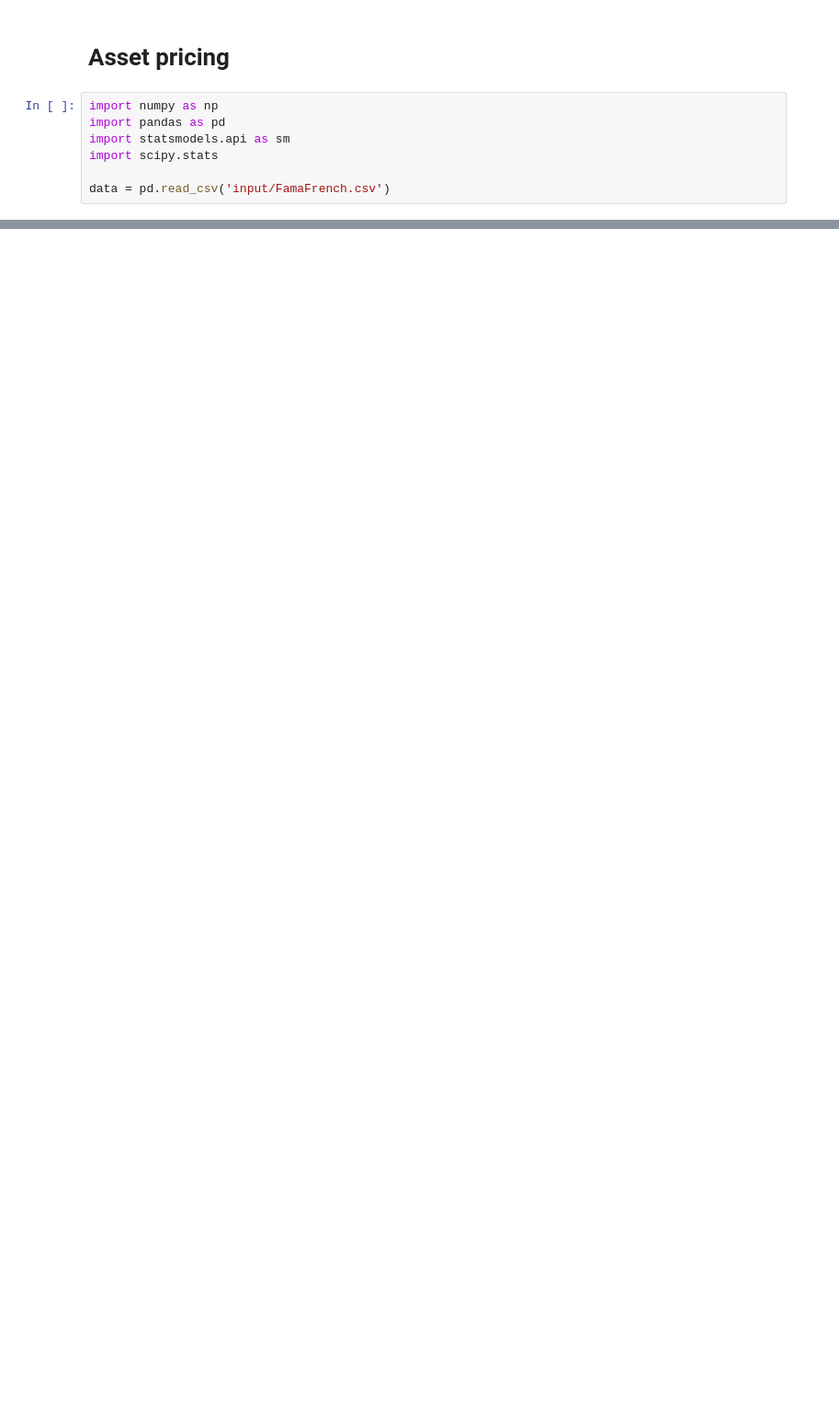
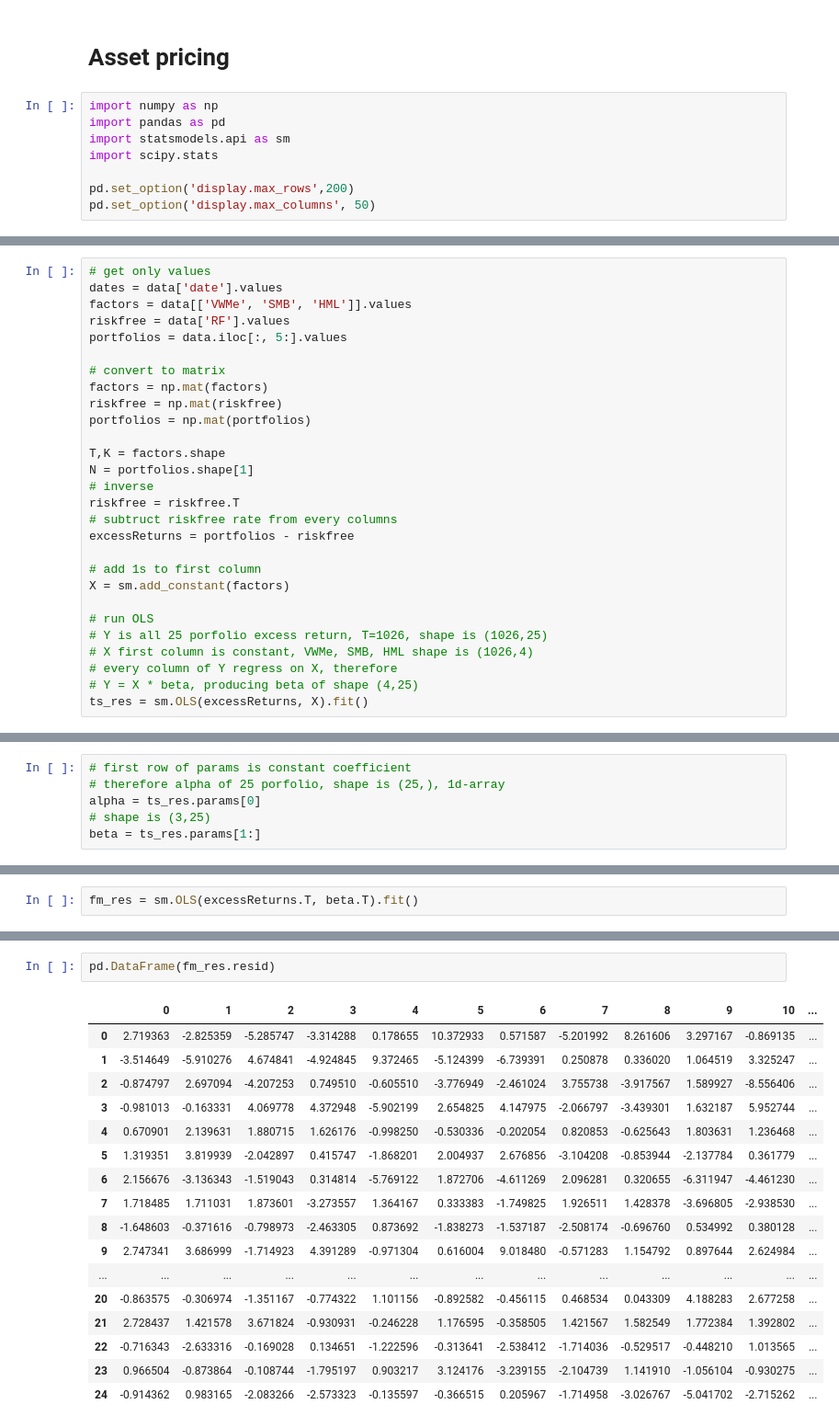
Before and after one commit to danielyang1009/project-test, a Jupyter notebook: capm/asset pricing.ipynb, the cells around one changed output, grey strips where cells are left out. Shown: that part at 92% size. Cells and saved outputs as stored; diff of their text form; blank space fills up the shorter version.

```diff
--- a/capm/asset pricing.ipynb
+++ b/capm/asset pricing.ipynb
@@ -6,4 +6,5 @@ import pandas as pd
 import statsmodels.api as sm
 import scipy.stats
 
-data = pd.read_csv('input/FamaFrench.csv')
+pd.set_option('display.max_rows',200)
+pd.set_option('display.max_columns', 50)
@@ -48,0 +23,28 @@ portfolios = np.mat(portfolios)
+# %%
+# get only values
+dates = data['date'].values
+factors = data[['VWMe', 'SMB', 'HML']].values
+riskfree = data['RF'].values
+portfolios = data.iloc[:, 5:].values
+
+# convert to matrix
+factors = np.mat(factors)
+riskfree = np.mat(riskfree)
+portfolios = np.mat(portfolios)
+
+T,K = factors.shape
+N = portfolios.shape[1]
+# inverse
+riskfree = riskfree.T
+# subtruct riskfree rate from every columns
+excessReturns = portfolios - riskfree
+
+# add 1s to first column
+X = sm.add_constant(factors)
+
+# run OLS
+# Y is all 25 porfolio excess return, T=1026, shape is (1026,25)
+# X first column is constant, VWMe, SMB, HML shape is (1026,4)
+# every column of Y regress on X, therefore
+# Y = X * beta, producing beta of shape (4,25)
+ts_res = sm.OLS(excessReturns, X).fit()
@@ -48,0 +89,6 @@ portfolios = np.mat(portfolios)
+# %%
+# first row of params is constant coefficient
+# therefore alpha of 25 porfolio, shape is (25,), 1d-array
+alpha = ts_res.params[0]
+# shape is (3,25)
+beta = ts_res.params[1:]
@@ -56,0 +116,2 @@ factors.shape
+# %%
+fm_res = sm.OLS(excessReturns.T, beta.T).fit()
@@ -56,0 +126,20 @@ factors.shape
+# %%
+pd.DataFrame(fm_res.resid)
+# %% [output]
+|  | 0 | 1 | 2 | 3 | 4 | 5 | 6 | 7 | 8 | 9 | 10 | ... |
+| 0 | 2.719363 | -2.825359 | -5.285747 | -3.314288 | 0.178655 | 10.372933 | 0.571587 | -5.201992 | 8.261606 | 3.297167 | -0.869135 | ... |
+| 1 | -3.514649 | -5.910276 | 4.674841 | -4.924845 | 9.372465 | -5.124399 | -6.739391 | 0.250878 | 0.336020 | 1.064519 | 3.325247 | ... |
+| 2 | -0.874797 | 2.697094 | -4.207253 | 0.749510 | -0.605510 | -3.776949 | -2.461024 | 3.755738 | -3.917567 | 1.589927 | -8.556406 | ... |
+| 3 | -0.981013 | -0.163331 | 4.069778 | 4.372948 | -5.902199 | 2.654825 | 4.147975 | -2.066797 | -3.439301 | 1.632187 | 5.952744 | ... |
+| 4 | 0.670901 | 2.139631 | 1.880715 | 1.626176 | -0.998250 | -0.530336 | -0.202054 | 0.820853 | -0.625643 | 1.803631 | 1.236468 | ... |
+| 5 | 1.319351 | 3.819939 | -2.042897 | 0.415747 | -1.868201 | 2.004937 | 2.676856 | -3.104208 | -0.853944 | -2.137784 | 0.361779 | ... |
+| 6 | 2.156676 | -3.136343 | -1.519043 | 0.314814 | -5.769122 | 1.872706 | -4.611269 | 2.096281 | 0.320655 | -6.311947 | -4.461230 | ... |
+| 7 | 1.718485 | 1.711031 | 1.873601 | -3.273557 | 1.364167 | 0.333383 | -1.749825 | 1.926511 | 1.428378 | -3.696805 | -2.938530 | ... |
+| 8 | -1.648603 | -0.371616 | -0.798973 | -2.463305 | 0.873692 | -1.838273 | -1.537187 | -2.508174 | -0.696760 | 0.534992 | 0.380128 | ... |
+| 9 | 2.747341 | 3.686999 | -1.714923 | 4.391289 | -0.971304 | 0.616004 | 9.018480 | -0.571283 | 1.154792 | 0.897644 | 2.624984 | ... |
+| ... | ... | ... | ... | ... | ... | ... | ... | ... | ... | ... | ... | ... |
+| 20 | -0.863575 | -0.306974 | -1.351167 | -0.774322 | 1.101156 | -0.892582 | -0.456115 | 0.468534 | 0.043309 | 4.188283 | 2.677258 | ... |
+| 21 | 2.728437 | 1.421578 | 3.671824 | -0.930931 | -0.246228 | 1.176595 | -0.358505 | 1.421567 | 1.582549 | 1.772384 | 1.392802 | ... |
+| 22 | -0.716343 | -2.633316 | -0.169028 | 0.134651 | -1.222596 | -0.313641 | -2.538412 | -1.714036 | -0.529517 | -0.448210 | 1.013565 | ... |
+| 23 | 0.966504 | -0.873864 | -0.108744 | -1.795197 | 0.903217 | 3.124176 | -3.239155 | -2.104739 | 1.141910 | -1.056104 | -0.930275 | ... |
+| 24 | -0.914362 | 0.983165 | -2.083266 | -2.573323 | -0.135597 | -0.366515 | 0.205967 | -1.714958 | -3.026767 | -5.041702 | -2.715262 | ... |
```
Also changed, not shown: parts of 19 cells of this notebook, 4 other files.
